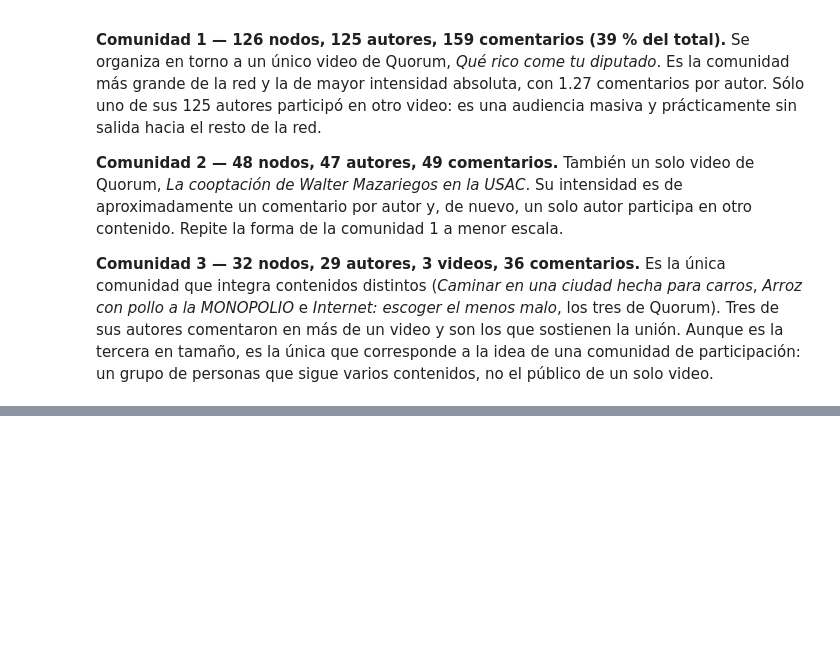
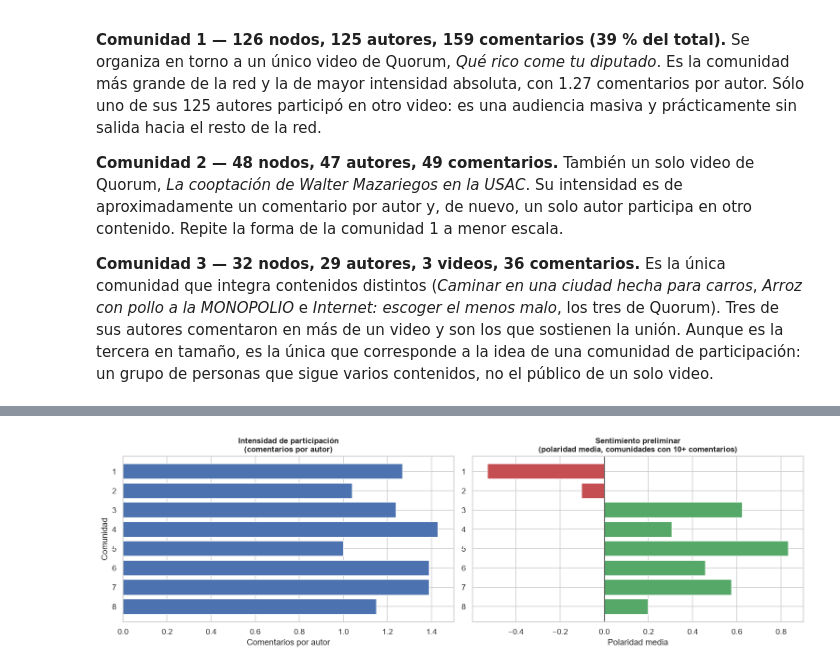
Before and after one commit to dannyrmrz/Laboratorio-6-Data-Science-, a Jupyter notebook: Laboratorio_6_Avance_Secciones_1-4.ipynb, the cells around one changed output, grey strips where cells are left out. Cells and saved outputs as stored; diff of their text form; code cells hidden in the pictures; blank space fills up the shorter version.

Commit message:
feat: 7.5 caracterización de las comunidades

```diff
--- a/Laboratorio_6_Avance_Secciones_1-4.ipynb
+++ b/Laboratorio_6_Avance_Secciones_1-4.ipynb
@@ -3962,0 +3999,51 @@ La visualización muestra las 17 comunidades sobre la red bipartita completa, si
+# %%
+comments["comunidad"] = comments["author_channel_id"].map(com_de)
+
+filas_carac = []
+for i in tabla_com["Comunidad"]:
+    m = comments["comunidad"] == i
+    n_com = int(m.sum())
+    pol = comments.loc[m & (comments["polaridad_prelim"] != 0), "polaridad_prelim"]
+    sent = comments.loc[m, "sentimiento_prelim"].value_counts()
+    fila = tabla_com.loc[tabla_com["Comunidad"] == i].iloc[0]
+    filas_carac.append({
+        "Comunidad": i,
+        "Canales": fila["Canales"],
+        "Videos": fila["Videos"],
+        "Autores": fila["Autores"],
+        "Comentarios": n_com,
+        "Comentarios por autor": round(n_com / fila["Autores"], 2),
+        "Me gusta": int(comments.loc[m, "like_count"].sum()),
+        "Polaridad media": round(pol.mean(), 3) if len(pol) else np.nan,
+        "n con polaridad": len(pol),
+        "% negativo": round(100 * sent.get("negativo", 0) / n_com, 1) if n_com else np.nan,
+        "Términos distintivos": ", ".join(t for t, _ in terminos_distintivos(m, 6)),
+    })
+
+caracterizacion = pd.DataFrame(filas_carac)
+guardar_tabla(caracterizacion, "t7_5_caracterizacion_comunidades")
+display(caracterizacion)
+
+fig, axes = plt.subplots(1, 2, figsize=(14, 4.4))
+grandes = caracterizacion[caracterizacion["Comentarios"] >= 10]
+
+axes[0].barh(grandes["Comunidad"].astype(str), grandes["Comentarios por autor"],
+             color=COL["autor"], edgecolor="white")
+axes[0].set_title("Intensidad de participación\n(comentarios por autor)", fontweight="bold", fontsize=11)
+axes[0].set_xlabel("Comentarios por autor")
+axes[0].set_ylabel("Comunidad")
+axes[0].invert_yaxis()
+
+axes[1].barh(grandes["Comunidad"].astype(str), grandes["Polaridad media"],
+             color=[COL["alerta"] if v < 0 else COL["acento"] for v in grandes["Polaridad media"]],
+             edgecolor="white")
+axes[1].axvline(0, color="black", lw=.8)
+axes[1].set_title("Sentimiento preliminar\n(polaridad media, comunidades con 10+ comentarios)",
+                  fontweight="bold", fontsize=11)
+axes[1].set_xlabel("Polaridad media")
+axes[1].invert_yaxis()
+
+plt.tight_layout()
+guardar_fig("f7_5_caracterizacion_comunidades")
+plt.show()
+# %% [output]
@@ -3962,0 +4068 @@ La visualización muestra las 17 comunidades sobre la red bipartita completa, si
+[figure, added]
```
Also changed, not shown: parts of 6 cells of this notebook, 5 other files.
